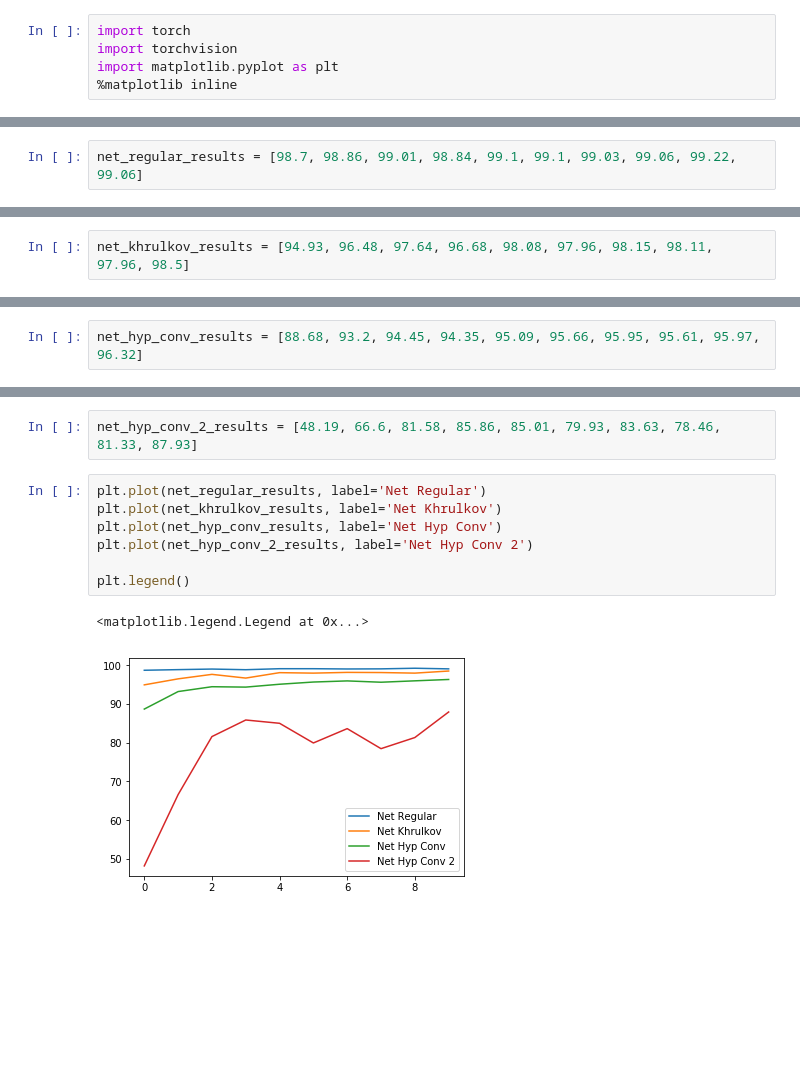
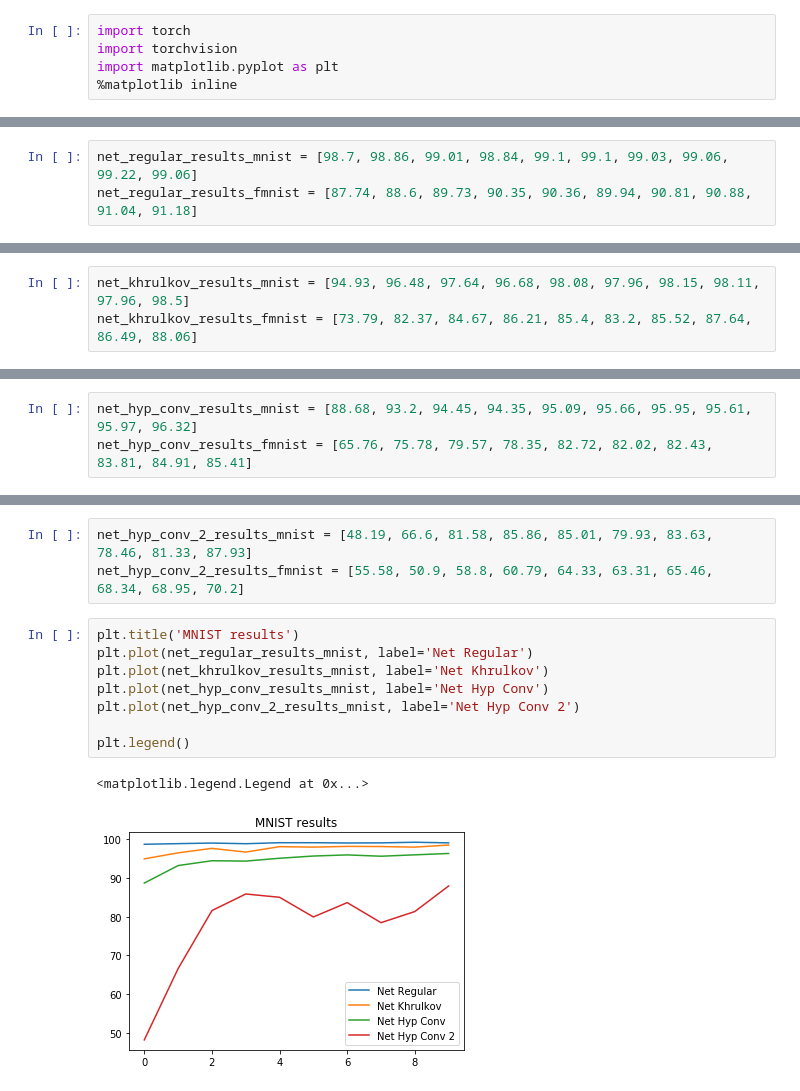
Before and after one commit to isaykatsman/hyperbolic-image-embeddings, a Jupyter notebook: examples/mnist_benchmarking_khrulkov.ipynb, the cells around one changed output, grey strips where cells are left out. Cells and saved outputs as stored; diff of their text form; blank space fills up the shorter version.

```diff
--- a/examples/mnist_benchmarking_khrulkov.ipynb
+++ b/examples/mnist_benchmarking_khrulkov.ipynb
@@ -26,5 +26,6 @@ Test set: Average loss: 0.0407, Accuracy: 9906/10000 (99%)
 # %%
-net_regular_results = [98.7, 98.86, 99.01, 98.84, 99.1, 99.1, 99.03, 99.06, 99.22, 99.06]
+net_regular_results_mnist = [98.7, 98.86, 99.01, 98.84, 99.1, 99.1, 99.03, 99.06, 99.22, 99.06]
+net_regular_results_fmnist = [87.74, 88.6, 89.73, 90.35, 90.36, 89.94, 90.81, 90.88, 91.04, 91.18]
 # %%
 ! python mnist.py --model_type netkhrulkov
 # %% [output]
@@ -48,5 +49,6 @@ Test set: Average loss: 0.0920, Accuracy: 9850/10000 (98%)
 # %%
-net_khrulkov_results = [94.93, 96.48, 97.64, 96.68, 98.08, 97.96, 98.15, 98.11, 97.96, 98.5]
+net_khrulkov_results_mnist = [94.93, 96.48, 97.64, 96.68, 98.08, 97.96, 98.15, 98.11, 97.96, 98.5]
+net_khrulkov_results_fmnist = [73.79, 82.37, 84.67, 86.21, 85.4, 83.2, 85.52, 87.64, 86.49, 88.06]
 # %%
 ! python mnist.py --model_type nethypconv
 # %% [output]
@@ -70,5 +72,6 @@ Test set: Average loss: 0.1804, Accuracy: 9632/10000 (96%)
 # %%
-net_hyp_conv_results = [88.68, 93.2, 94.45, 94.35, 95.09, 95.66, 95.95, 95.61, 95.97, 96.32]
+net_hyp_conv_results_mnist = [88.68, 93.2, 94.45, 94.35, 95.09, 95.66, 95.95, 95.61, 95.97, 96.32]
+net_hyp_conv_results_fmnist = [65.76, 75.78, 79.57, 78.35, 82.72, 82.02, 82.43, 83.81, 84.91, 85.41]
 # %%
 ! python mnist.py --model_type nethypconv2
 # %% [output]
@@ -92,12 +95,14 @@ Test set: Average loss: 0.5090, Accuracy: 8793/10000 (88%)
 # %%
-net_hyp_conv_2_results = [48.19, 66.6, 81.58, 85.86, 85.01, 79.93, 83.63, 78.46, 81.33, 87.93]
+net_hyp_conv_2_results_mnist = [48.19, 66.6, 81.58, 85.86, 85.01, 79.93, 83.63, 78.46, 81.33, 87.93]
+net_hyp_conv_2_results_fmnist = [55.58, 50.9, 58.8, 60.79, 64.33, 63.31, 65.46, 68.34, 68.95, 70.2]
 # %%
-plt.plot(net_regular_results, label='Net Regular')
-plt.plot(net_khrulkov_results, label='Net Khrulkov')
-plt.plot(net_hyp_conv_results, label='Net Hyp Conv')
-plt.plot(net_hyp_conv_2_results, label='Net Hyp Conv 2')
+plt.title('MNIST results')
+plt.plot(net_regular_results_mnist, label='Net Regular')
+plt.plot(net_khrulkov_results_mnist, label='Net Khrulkov')
+plt.plot(net_hyp_conv_results_mnist, label='Net Hyp Conv')
+plt.plot(net_hyp_conv_2_results_mnist, label='Net Hyp Conv 2')
 
 plt.legend()
 # %% [output]
 <matplotlib.legend.Legend at 0x...>
-[figure, old version]
+[figure, new version]
```
Also changed, not shown: parts of 5 cells of this notebook, 8 other files.
